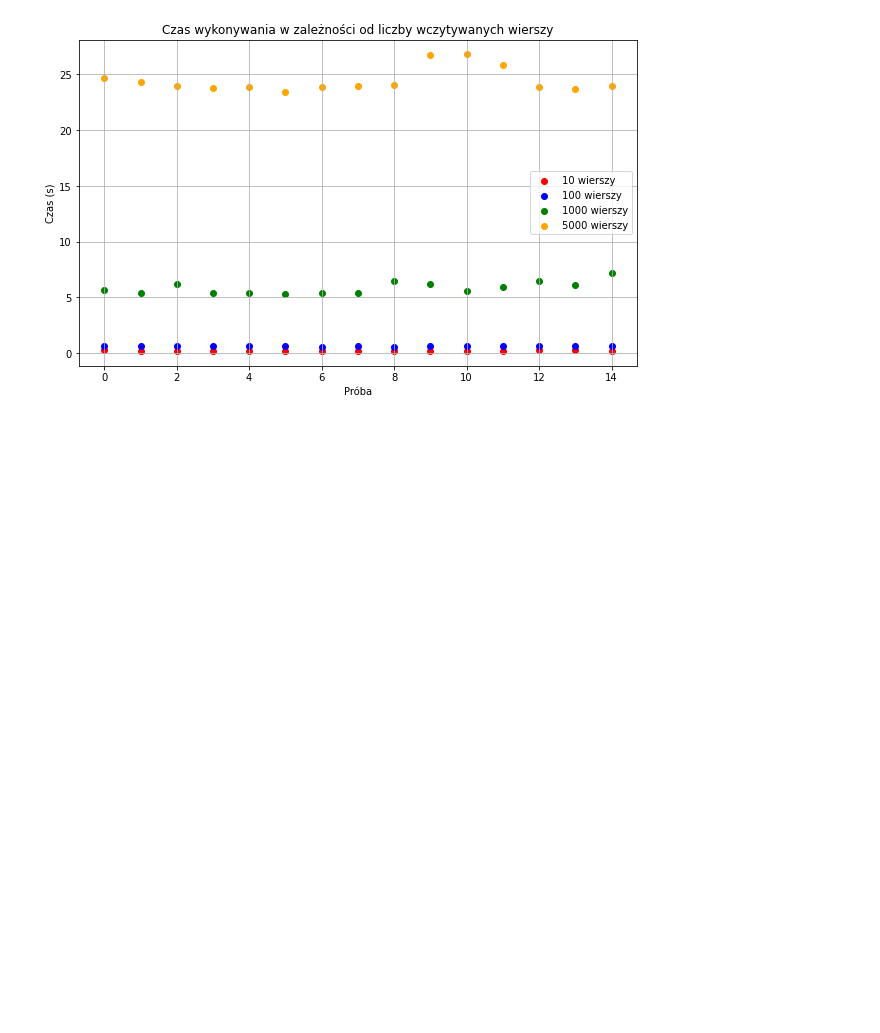
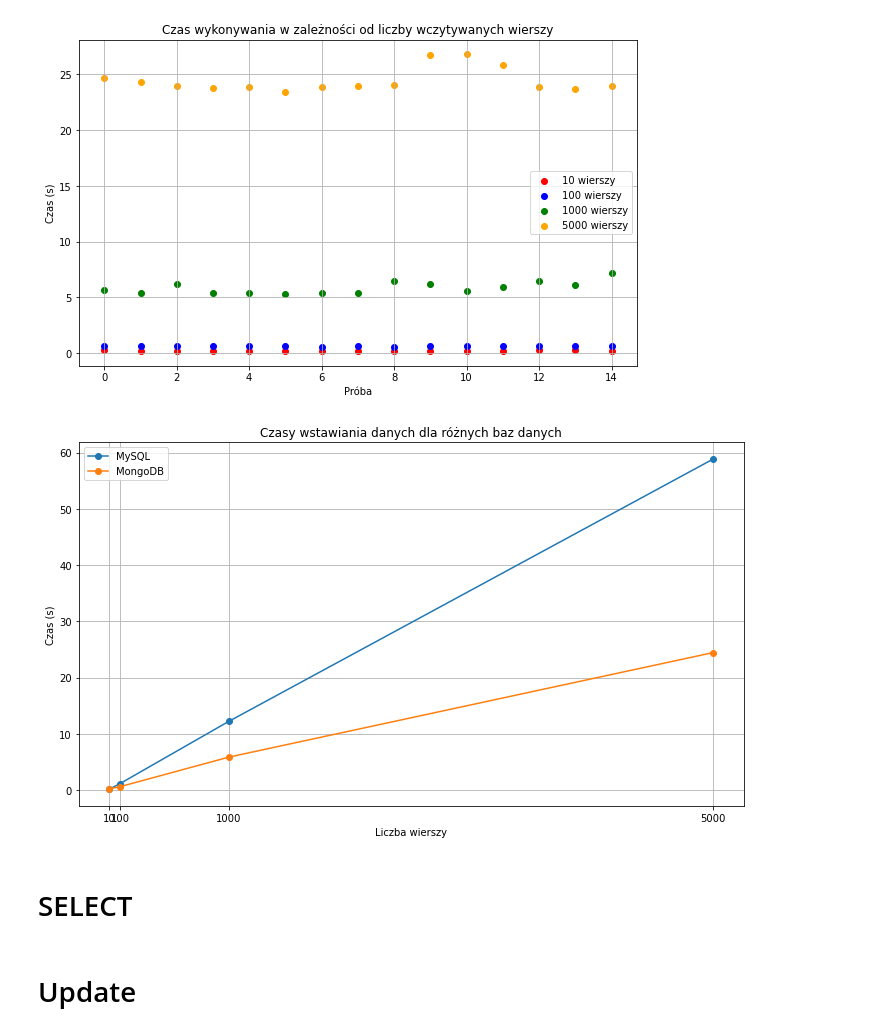
Before and after one commit to mpiwkoPK/ZTBD-project, a Jupyter notebook: wykresiki.ipynb, the cells around one changed output. Saved outputs shown, nothing was run; the diff lists cells and outputs as text; code cells hidden in the pictures; blank space fills up the shorter version.

```diff
--- a/wykresiki.ipynb
+++ b/wykresiki.ipynb
@@ -137,3 +137,48 @@ plt.grid(True)
 plt.show()
 # %% [output]
 [figure]
+# %%
+#insert sety znormalizowane
+#mysql
+#10 - 0.156, 100 - 1.17, 1000 - 12.25, 5000 - 58.87
+#mongodb
+#10 - 0.22, 100 - 0.62, 1000 - 5.88, 5000 - 24.46
+#TODO postgre
+
+import matplotlib.pyplot as plt
+
+# Dane z pomiarów czasu dla MySQL, MongoDB i PostgreSQL
+# Format danych: {liczba_wierszy: czas_wstawiania}
+mysql_data = {10: 0.156, 100: 1.17, 1000: 12.25, 5000: 58.87}
+mongodb_data = {10: 0.22, 100: 0.62, 1000: 5.88, 5000: 24.46}
+#postgres_data = {10: , 100: , 1000: , 5000: }
+
+# Tworzenie wykresu
+plt.figure(figsize=(10, 6))
+
+# Dodawanie danych dla MySQL
+plt.plot(list(mysql_data.keys()), list(mysql_data.values()), marker='o', label='MySQL')
+
+# Dodawanie danych dla MongoDB
+plt.plot(list(mongodb_data.keys()), list(mongodb_data.values()), marker='o', label='MongoDB')
+
+# Dodawanie danych dla PostgreSQL
+#plt.plot(list(postgres_data.keys()), list(postgres_data.values()), marker='o', label='PostgreSQL')
+
+# Dodawanie tytułów i etykiet osi
+plt.title('Czasy wstawiania danych dla różnych baz danych')
+plt.xlabel('Liczba wierszy')
+plt.ylabel('Czas (s)')
+plt.xticks(list(mysql_data.keys()))  # Ustawienie etykiet na osi X
+
+# Dodawanie legendy
+plt.legend()
+
+# Wyświetlenie wykresu
+plt.grid(True)
+plt.tight_layout()
+plt.show()
+# %% [output]
+[figure, added]
+# %% [markdown]
+# SELECT
@@ -139,0 +206,2 @@ plt.show()
+# %% [markdown]
+# Update
```
Also changed, not shown: parts of 15 cells of this notebook, 10 other files.
